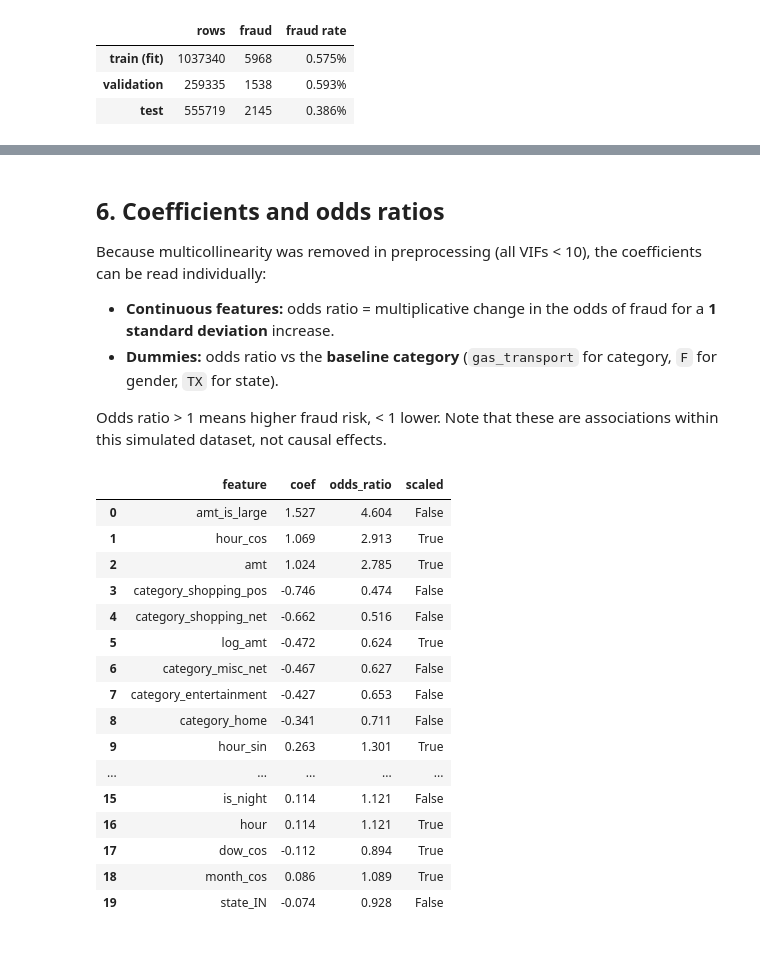
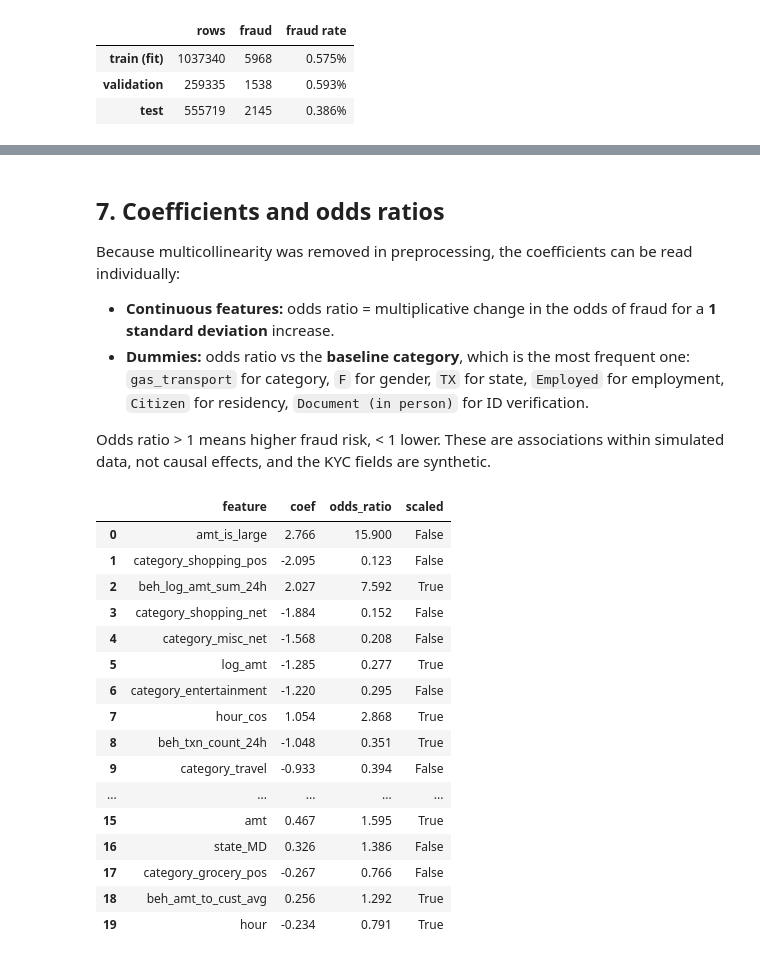
Before and after one commit to timc5nn/BT4012-Group-Project, a Jupyter notebook: supervised.ipynb, the cells around one changed output, grey strips where cells are left out. Saved outputs shown, nothing was run; the diff lists cells and outputs as text; code cells hidden in the pictures.

```diff
--- a/supervised.ipynb
+++ b/supervised.ipynb
@@ -164,0 +212,10 @@ The default 0.5 threshold is poorly suited here: because of the class weighting
+# %%
+final_models, test_probas = {}, {}
+for name, cols in feature_sets.items():
+    final_models[name] = make_model(tuned[name]["C"], cols).fit(X_train_full[cols], y_train_full)
+    test_probas[name] = final_models[name].predict_proba(X_test[cols])[:, 1]
+
+test_results = pd.DataFrame({
+    name: scores(y_test, test_probas[name], tuned[name]["threshold"]) for name in feature_sets
+}).T
+test_results.round(3)
@@ -206,12 +249,28 @@ With `C` and the threshold fixed from validation, the model is refit on the **fu
 # %%
-final_model = make_model(best_C).fit(X_train_full, y_train_full)
-test_proba = final_model.predict_proba(X_test)[:, 1]
+FULL = "+ KYC + behavioural"
+full_cols = feature_sets[FULL]
+final_model = final_models[FULL]
+test_proba = test_probas[FULL]
+val_proba = tuned[FULL]["val_proba"]
+threshold = tuned[FULL]["threshold"]
 
-print(f"Test PR-AUC:  {average_precision_score(y_test, test_proba):.4f}  (random = {y_test.mean():.4f})")
-print(f"Test ROC-AUC: {roc_auc_score(y_test, test_proba):.4f}")
+precision, recall, thresholds = precision_recall_curve(y_val, val_proba)
+fig, ax = plt.subplots(figsize=(7, 4))
+ax.plot(thresholds, precision[:-1], color=BLUE, label="Precision")
+ax.plot(thresholds, recall[:-1], color=ORANGE, label="Recall")
+ax.axvline(threshold, color=MUTED, linestyle="--", linewidth=1)
+ax.annotate(f"chosen threshold = {threshold:.2f}", (threshold, 0.03),
+            xytext=(-6, 0), textcoords="offset points", ha="right", color=INK, fontsize=9)
+ax.set_xlabel("Decision threshold")
+ax.set_ylabel("Score")
+ax.set_ylim(0, 1.02)
+ax.set_title("Precision and recall vs threshold (validation, full model)", loc="left")
+ax.legend(frameon=False, loc="center left")
+plt.tight_layout()
+plt.show()
 
 for name, t in [("default 0.5", 0.5), (f"tuned {threshold:.2f}", threshold)]:
-    print(f"\n=== Threshold: {name} ===")
+    print(f"=== Test set, threshold: {name} ===")
     print(classification_report(y_test, (test_proba >= t).astype(int),
                                 target_names=["legitimate", "fraud"], digits=3))
 # %% [output]
@@ -285,40 +347,40 @@ pd.DataFrame(cm, index=[f"actual {l}" for l in labels], columns=[f"predicted {l}
 # %% [markdown]
-## 6. Coefficients and odds ratios
+## 7. Coefficients and odds ratios
 
-Because multicollinearity was removed in preprocessing (all VIFs < 10), the coefficients can be read individually:
+Because multicollinearity was removed in preprocessing, the coefficients can be read individually:
 
 - **Continuous features:** odds ratio = multiplicative change in the odds of fraud for a **1 standard deviation** increase.
-- **Dummies:** odds ratio vs the **baseline category** (`gas_transport` for category, `F` for gender, `TX` for state).
+- **Dummies:** odds ratio vs the **baseline category**, which is the most frequent one: `gas_transport` for category, `F` for gender, `TX` for state, `Employed` for employment, `Citizen` for residency, `Document (in person)` for ID verification.
 
-Odds ratio > 1 means higher fraud risk, < 1 lower. Note that these are associations within this simulated dataset, not causal effects.
+Odds ratio > 1 means higher fraud risk, < 1 lower. These are associations within simulated data, not causal effects, and the KYC fields are synthetic.
 # %%
 feature_names = final_model.named_steps["scale"].get_feature_names_out()
 coefs = pd.DataFrame({
     "feature": feature_names,
     "coef": final_model.named_steps["logreg"].coef_[0],
 })
 coefs["odds_ratio"] = np.exp(coefs["coef"])
-coefs["scaled"] = coefs["feature"].isin(continuous_columns)
+coefs["scaled"] = ~coefs["feature"].isin(binary_columns)
 coefs = coefs.reindex(coefs["coef"].abs().sort_values(ascending=False).index).reset_index(drop=True)
 coefs.head(20).round(3)
 # %% [output]
 |  | feature | coef | odds_ratio | scaled |
-| 0 | amt_is_large | 1.527 | 4.604 | False |
-| 1 | hour_cos | 1.069 | 2.913 | True |
-| 2 | amt | 1.024 | 2.785 | True |
-| 3 | category_shopping_pos | -0.746 | 0.474 | False |
-| 4 | category_shopping_net | -0.662 | 0.516 | False |
-| 5 | log_amt | -0.472 | 0.624 | True |
-| 6 | category_misc_net | -0.467 | 0.627 | False |
-| 7 | category_entertainment | -0.427 | 0.653 | False |
-| 8 | category_home | -0.341 | 0.711 | False |
-| 9 | hour_sin | 0.263 | 1.301 | True |
+| 0 | amt_is_large | 2.766 | 15.900 | False |
+| 1 | category_shopping_pos | -2.095 | 0.123 | False |
+| 2 | beh_log_amt_sum_24h | 2.027 | 7.592 | True |
+| 3 | category_shopping_net | -1.884 | 0.152 | False |
+| 4 | category_misc_net | -1.568 | 0.208 | False |
+| 5 | log_amt | -1.285 | 0.277 | True |
+| 6 | category_entertainment | -1.220 | 0.295 | False |
+| 7 | hour_cos | 1.054 | 2.868 | True |
+| 8 | beh_txn_count_24h | -1.048 | 0.351 | True |
+| 9 | category_travel | -0.933 | 0.394 | False |
 | ... | ... | ... | ... | ... |
-| 15 | is_night | 0.114 | 1.121 | False |
-| 16 | hour | 0.114 | 1.121 | True |
-| 17 | dow_cos | -0.112 | 0.894 | True |
-| 18 | month_cos | 0.086 | 1.089 | True |
-| 19 | state_IN | -0.074 | 0.928 | False |
+| 15 | amt | 0.467 | 1.595 | True |
+| 16 | state_MD | 0.326 | 1.386 | False |
+| 17 | category_grocery_pos | -0.267 | 0.766 | False |
+| 18 | beh_amt_to_cust_avg | 0.256 | 1.292 | True |
+| 19 | hour | -0.234 | 0.791 | True |
 # %%
 top = coefs.head(20).iloc[::-1]
 
```
Also changed, not shown: parts of 19 cells of this notebook, 18 other files.
